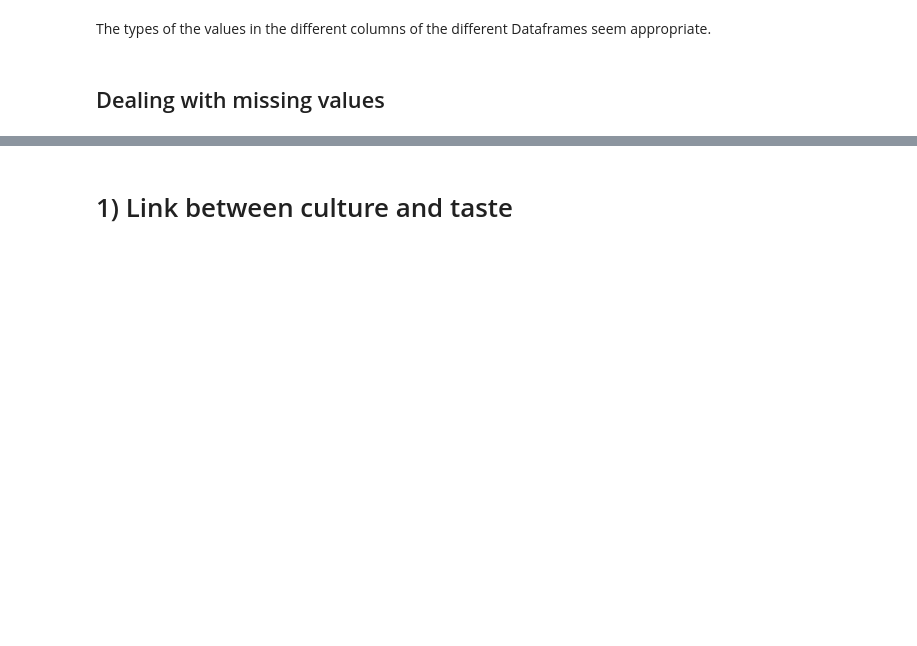
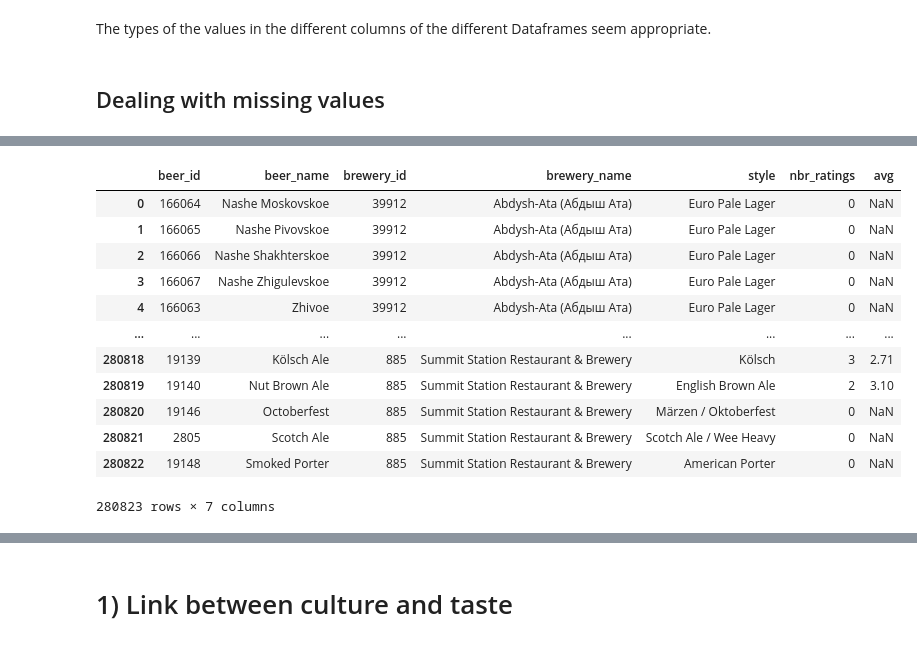
Before and after one commit to epfl-ada/ada-2024-project-datapilots, a Jupyter notebook: results.ipynb, the cells around one changed output, grey strips where cells are left out. Cells and saved outputs as stored; diff of their text form; code cells hidden in the pictures; blank space fills up the shorter version.

```diff
--- a/results.ipynb
+++ b/results.ipynb
@@ -339,0 +356,16 @@ The types of the values in the different columns of the different Dataframes see
+# %%
+ba_beers
+# %% [output]
+|  | beer_id | beer_name | brewery_id | brewery_name | style | nbr_ratings | avg |
+| 0 | 166064 | Nashe Moskovskoe | 39912 | Abdysh-Ata (Абдыш Ата) | Euro Pale Lager | 0 | NaN |
+| 1 | 166065 | Nashe Pivovskoe | 39912 | Abdysh-Ata (Абдыш Ата) | Euro Pale Lager | 0 | NaN |
+| 2 | 166066 | Nashe Shakhterskoe | 39912 | Abdysh-Ata (Абдыш Ата) | Euro Pale Lager | 0 | NaN |
+| 3 | 166067 | Nashe Zhigulevskoe | 39912 | Abdysh-Ata (Абдыш Ата) | Euro Pale Lager | 0 | NaN |
+| 4 | 166063 | Zhivoe | 39912 | Abdysh-Ata (Абдыш Ата) | Euro Pale Lager | 0 | NaN |
+| ... | ... | ... | ... | ... | ... | ... | ... |
+| 280818 | 19139 | Kölsch Ale | 885 | Summit Station Restaurant & Brewery | Kölsch | 3 | 2.71 |
+| 280819 | 19140 | Nut Brown Ale | 885 | Summit Station Restaurant & Brewery | English Brown Ale | 2 | 3.10 |
+| 280820 | 19146 | Octoberfest | 885 | Summit Station Restaurant & Brewery | Märzen / Oktoberfest | 0 | NaN |
+| 280821 | 2805 | Scotch Ale | 885 | Summit Station Restaurant & Brewery | Scotch Ale / Wee Heavy | 0 | NaN |
+| 280822 | 19148 | Smoked Porter | 885 | Summit Station Restaurant & Brewery | American Porter | 0 | NaN |
+280823 rows × 7 columns
```
Also changed, not shown: parts of 29 cells of this notebook.
